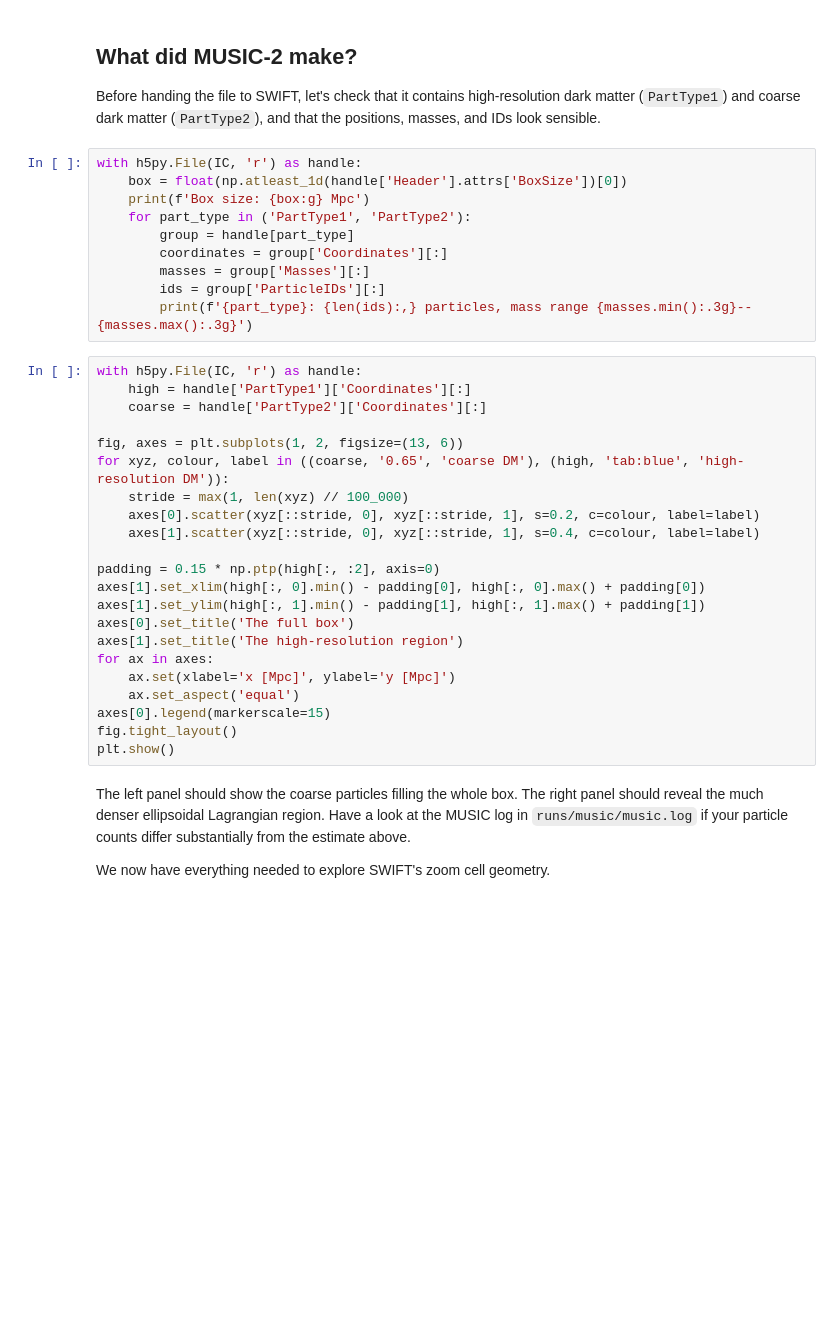
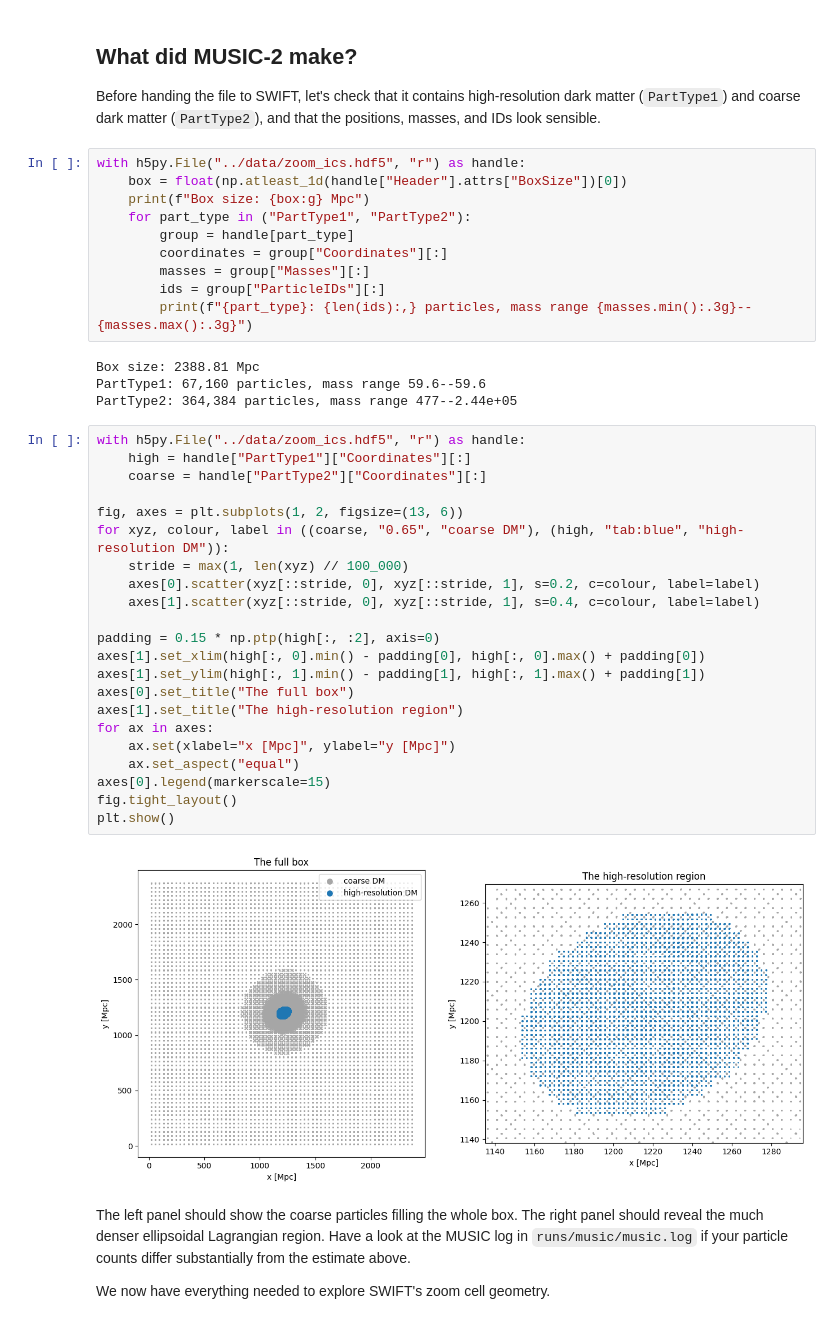
Before and after one commit to WillJRoper/swift-zoom-workshop, a Jupyter notebook: notebooks/01_ics.ipynb, the cells around one changed output. Saved outputs shown, nothing was run; the diff lists cells and outputs as text; blank space fills up the shorter version.

```diff
--- a/notebooks/01_ics.ipynb
+++ b/notebooks/01_ics.ipynb
@@ -89,37 +99,43 @@ rsync -avz -P <user>@<hpcdomain>:<your path to repo>/data/zoom_ics.hdf5 data/
 
 Before handing the file to SWIFT, let's check that it contains high-resolution dark matter (`PartType1`) and coarse dark matter (`PartType2`), and that the positions, masses, and IDs look sensible.
 # %%
-with h5py.File(IC, 'r') as handle:
-    box = float(np.atleast_1d(handle['Header'].attrs['BoxSize'])[0])
-    print(f'Box size: {box:g} Mpc')
-    for part_type in ('PartType1', 'PartType2'):
+with h5py.File("../data/zoom_ics.hdf5", "r") as handle:
+    box = float(np.atleast_1d(handle["Header"].attrs["BoxSize"])[0])
+    print(f"Box size: {box:g} Mpc")
+    for part_type in ("PartType1", "PartType2"):
         group = handle[part_type]
-        coordinates = group['Coordinates'][:]
-        masses = group['Masses'][:]
-        ids = group['ParticleIDs'][:]
-        print(f'{part_type}: {len(ids):,} particles, mass range {masses.min():.3g}--{masses.max():.3g}')
+        coordinates = group["Coordinates"][:]
+        masses = group["Masses"][:]
+        ids = group["ParticleIDs"][:]
+        print(f"{part_type}: {len(ids):,} particles, mass range {masses.min():.3g}--{masses.max():.3g}")
+# %% [output]
+Box size: 2388.81 Mpc
+PartType1: 67,160 particles, mass range 59.6--59.6
+PartType2: 364,384 particles, mass range 477--2.44e+05
 # %%
-with h5py.File(IC, 'r') as handle:
-    high = handle['PartType1']['Coordinates'][:]
-    coarse = handle['PartType2']['Coordinates'][:]
+with h5py.File("../data/zoom_ics.hdf5", "r") as handle:
+    high = handle["PartType1"]["Coordinates"][:]
+    coarse = handle["PartType2"]["Coordinates"][:]
 
 fig, axes = plt.subplots(1, 2, figsize=(13, 6))
-for xyz, colour, label in ((coarse, '0.65', 'coarse DM'), (high, 'tab:blue', 'high-resolution DM')):
+for xyz, colour, label in ((coarse, "0.65", "coarse DM"), (high, "tab:blue", "high-resolution DM")):
     stride = max(1, len(xyz) // 100_000)
     axes[0].scatter(xyz[::stride, 0], xyz[::stride, 1], s=0.2, c=colour, label=label)
     axes[1].scatter(xyz[::stride, 0], xyz[::stride, 1], s=0.4, c=colour, label=label)
 
 padding = 0.15 * np.ptp(high[:, :2], axis=0)
 axes[1].set_xlim(high[:, 0].min() - padding[0], high[:, 0].max() + padding[0])
 axes[1].set_ylim(high[:, 1].min() - padding[1], high[:, 1].max() + padding[1])
-axes[0].set_title('The full box')
-axes[1].set_title('The high-resolution region')
+axes[0].set_title("The full box")
+axes[1].set_title("The high-resolution region")
 for ax in axes:
-    ax.set(xlabel='x [Mpc]', ylabel='y [Mpc]')
-    ax.set_aspect('equal')
+    ax.set(xlabel="x [Mpc]", ylabel="y [Mpc]")
+    ax.set_aspect("equal")
 axes[0].legend(markerscale=15)
 fig.tight_layout()
 plt.show()
+# %% [output]
+[figure, added]
 # %% [markdown]
 The left panel should show the coarse particles filling the whole box. The right panel should reveal the much denser ellipsoidal Lagrangian region. Have a look at the MUSIC log in `runs/music/music.log` if your particle counts differ substantially from the estimate above.
 
```
Also changed, not shown: parts of 12 cells of this notebook.
